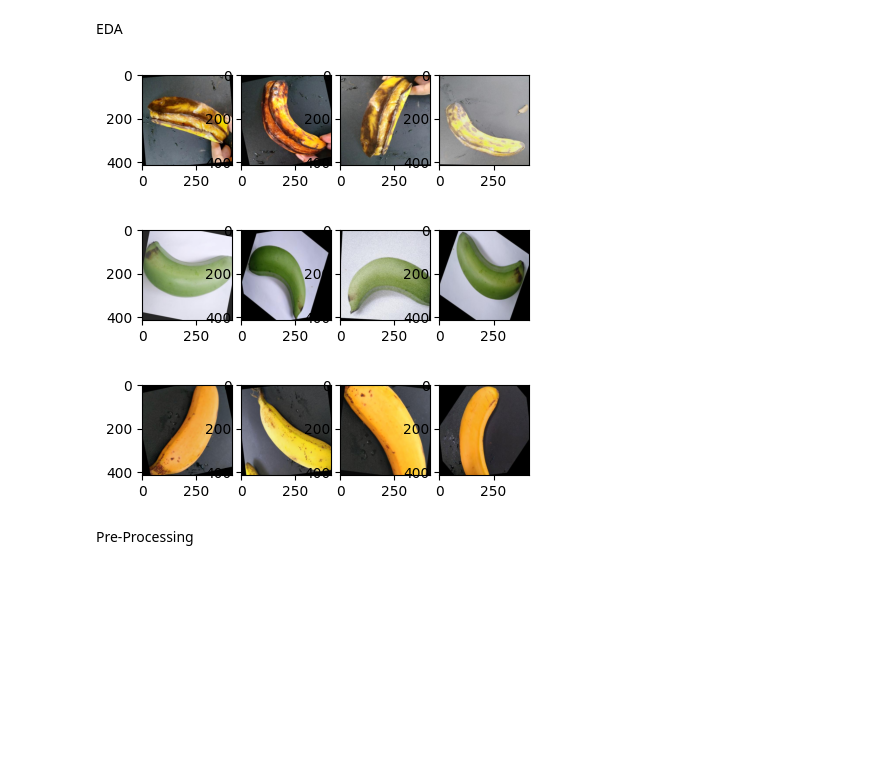
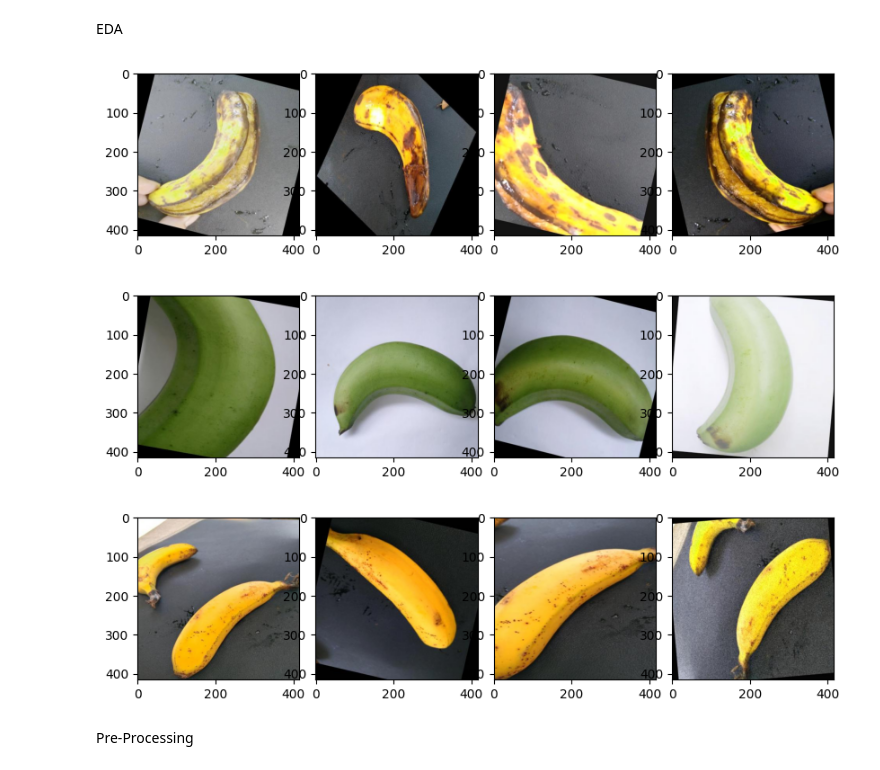
Before and after one commit to bimapras/cobaja, a Jupyter notebook: Klasifikasi_CNN.ipynb, the cells around one changed output. Drawn from its saved outputs; the diff is of its cells as text; code cells hidden in the pictures; blank space fills up the shorter version.

```diff
--- a/Klasifikasi_CNN.ipynb
+++ b/Klasifikasi_CNN.ipynb
@@ -31,29 +31,29 @@ EDA
 # %%
 # Menampilkan random sample dari tiap kelas
 
 Image_dir = base_dir
 image_file = []
 for subdir in os.listdir(Image_dir):
     subdir_path = os.path.join(Image_dir, subdir)
     if os.path.isdir(subdir_path):
         # Get all image files in the subdirectory
         images = [os.path.join(subdir_path, filename) for filename in os.listdir(subdir_path) if filename.endswith((".jpg", ".png", ".jpeg"))]
         # Randomly select 4 image files
         random_images = random.sample(images, 4)
         # Add the selected images to the list of image files
         image_file.extend(random_images)
 
     # Create a 2x3 grid for displaying the images
-    fig, axes = plt.subplots(1, 4, figsize=(5, 5)) #(height, width) & (baris, kolom)
+    fig, axes = plt.subplots(1, 4, figsize=(10, 8)) #(height, width) & (baris, kolom)
     for i, ax in enumerate(axes.flatten()):
         img = Image.open(random_images[i])
         ax.imshow(img)
     plt.subplots_adjust(wspace=0.1, hspace=0.1)
     plt.show()
 # %% [output]
-[figure, old version]
+[figure, new version]
-[figure, old version]
+[figure, new version]
-[figure, old version]
+[figure, new version]
 # %% [markdown]
 Pre-Processing
 # %%
```
Also changed, not shown: parts of 4 cells of this notebook.
